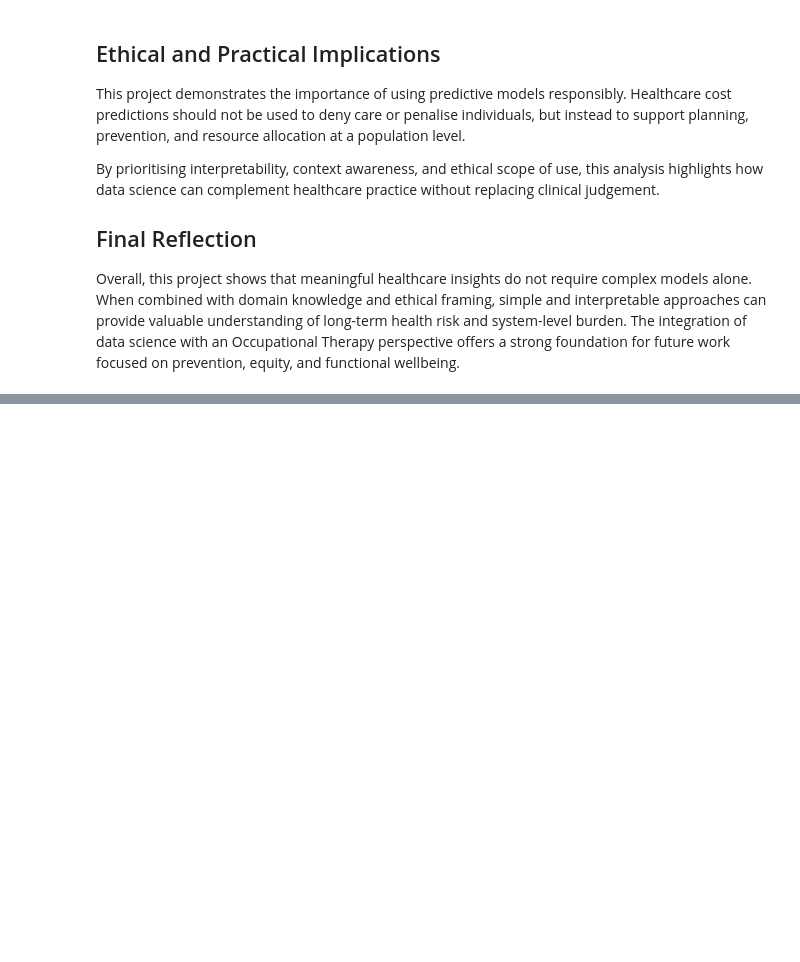
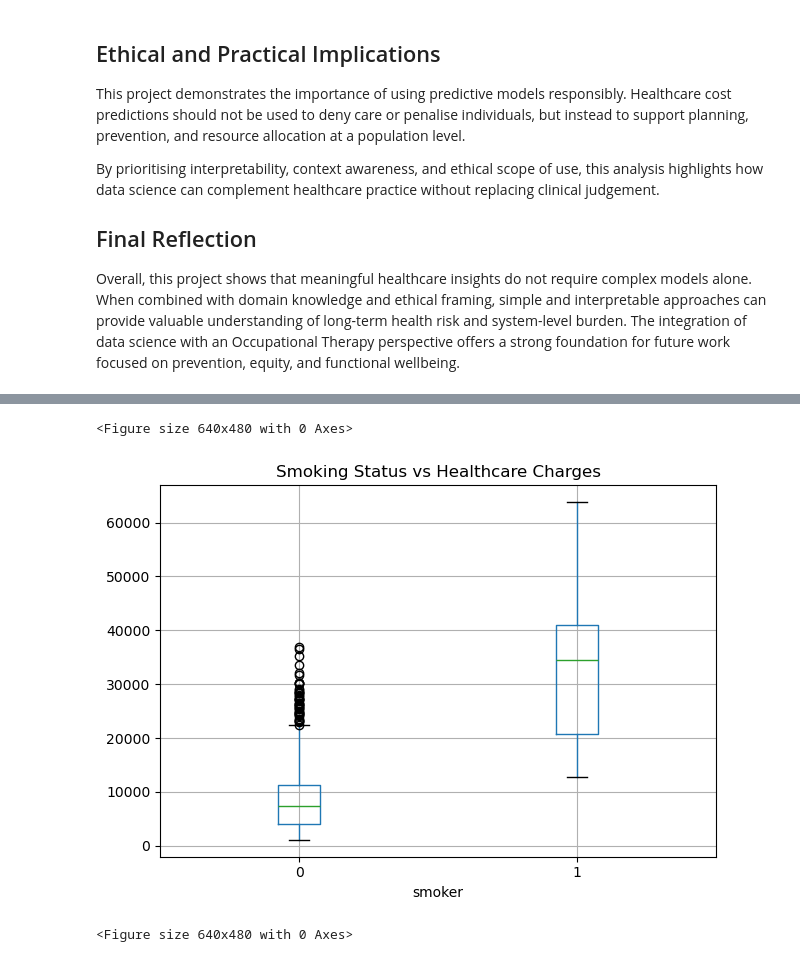
Before and after one commit to Raquel9988/wellness-healthcare-cost-prediction, a Jupyter notebook: notebooks/healthcare_cost_prediction_ot.ipynb, the cells around one changed output, grey strips where cells are left out. Drawn from its saved outputs; the diff is of its cells as text; code cells hidden in the pictures; blank space fills up the shorter version.

```diff
--- a/notebooks/healthcare_cost_prediction_ot.ipynb
+++ b/notebooks/healthcare_cost_prediction_ot.ipynb
@@ -2244,0 +2294,18 @@ Overall, this project shows that meaningful healthcare insights do not require c
+# %%
+plt.figure()
+df.boxplot(column="charges", by="smoker")
+plt.title("Smoking Status vs Healthcare Charges")
+plt.suptitle("")
+
+plt.tight_layout()
+plt.savefig("../figures/03_smoker_boxplot.png", dpi=300)
+plt.show()
+# %% [output]
+<Figure size 640x480 with 0 Axes>
+[figure, added]
+# %%
+plt.tight_layout()
+plt.savefig("../figures/04_correlation_heatmap.png", dpi=300)
+plt.show()
+# %% [output]
+<Figure size 640x480 with 0 Axes>
```
Also changed, not shown: parts of 21 cells of this notebook, 1 other file.
